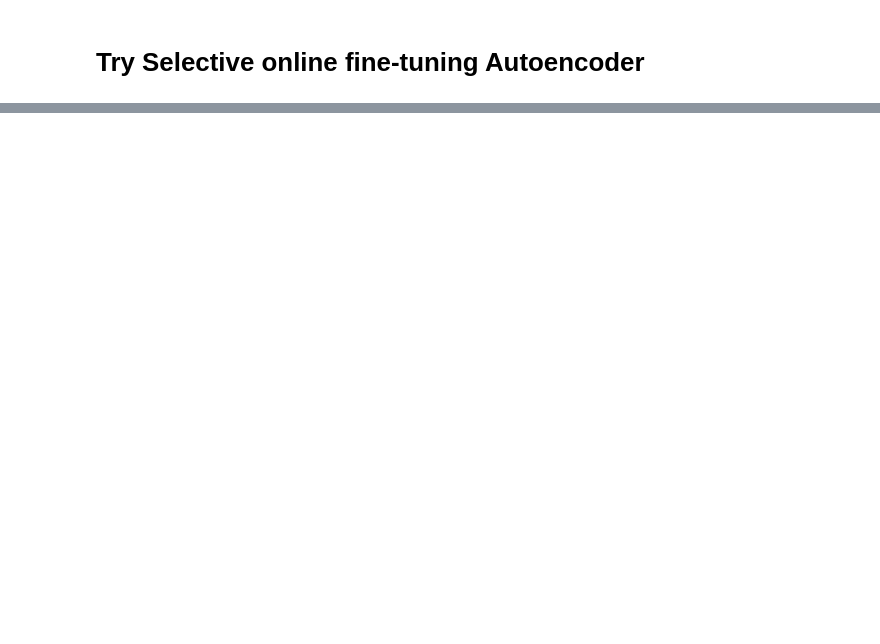
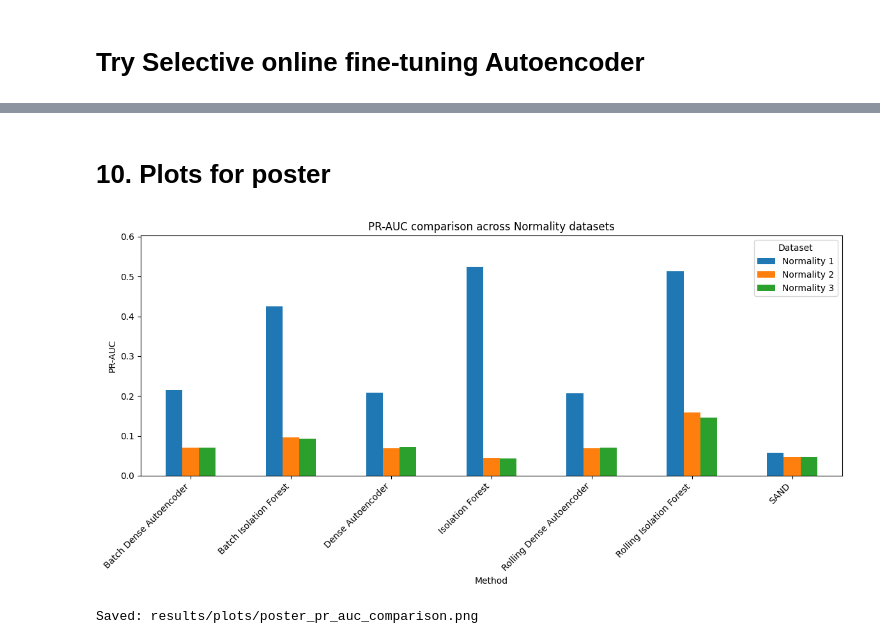
Before and after one commit to OrestisGeo/streamify-ts-anomaly-detection, a Jupyter notebook: notebooks/project2_main.ipynb, the cells around one changed output, grey strips where cells are left out. Cells and saved outputs as stored; diff of their text form; code cells hidden in the pictures; blank space fills up the shorter version.

Commit message:
results 1

```diff
--- a/notebooks/project2_main.ipynb
+++ b/notebooks/project2_main.ipynb
@@ -1541,0 +2040,39 @@ Selective fine-tuning AE results saved to: /content/streamify-ts-anomaly-detecti
+# %% [markdown]
+# 10. Plots for poster
+# %%
+# Poster Plot 1: PR-AUC comparison
+
+from pathlib import Path
+import pandas as pd
+import matplotlib.pyplot as plt
+
+TABLES_DIR = Path("results/tables")
+PLOTS_DIR = Path("results/plots")
+PLOTS_DIR.mkdir(parents=True, exist_ok=True)
+
+poster_main_results = pd.read_csv(TABLES_DIR / "poster_main_results.csv")
+
+plot_df = poster_main_results.pivot(
+    index="Method",
+    columns="Dataset",
+    values="PR-AUC"
+)
+
+ax = plot_df.plot(kind="bar", figsize=(12, 6))
+
+ax.set_title("PR-AUC comparison across Normality datasets")
+ax.set_xlabel("Method")
+ax.set_ylabel("PR-AUC")
+ax.set_ylim(0, max(0.1, plot_df.max().max() * 1.15))
+ax.legend(title="Dataset")
+plt.xticks(rotation=45, ha="right")
+plt.tight_layout()
+
+plot_path = PLOTS_DIR / "poster_pr_auc_comparison.png"
+plt.savefig(plot_path, dpi=300, bbox_inches="tight")
+plt.show()
+
+print("Saved:", plot_path)
+# %% [output]
+[figure, added]
+Saved: results/plots/poster_pr_auc_comparison.png
```
Also changed, not shown: parts of 33 cells of this notebook.
